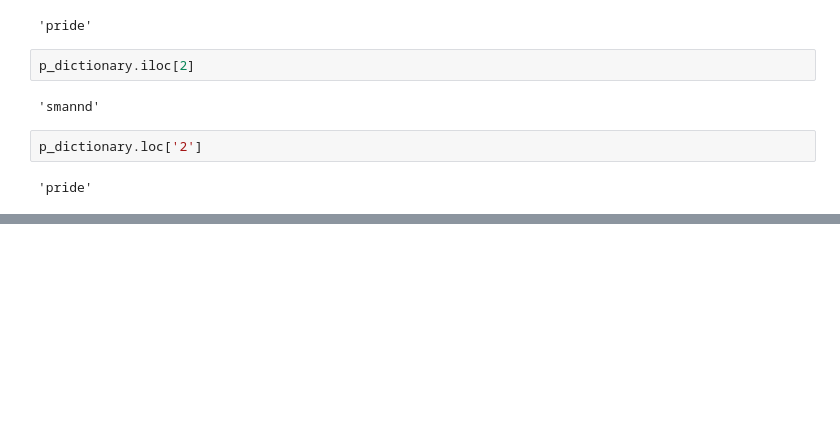
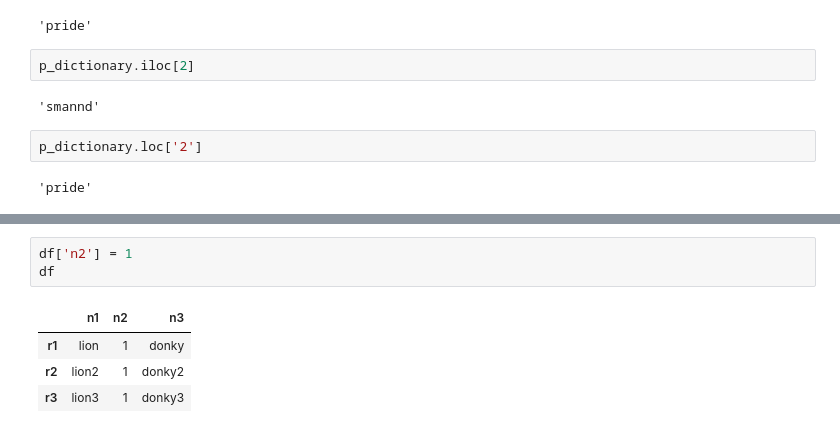
Before and after one commit to Iliya-Askari/Data-Science-Practice, a Jupyter notebook: pandas/pandas-1.ipynb, the cells around one changed output, grey strips where cells are left out. Drawn from its saved outputs; the diff is of its cells as text; blank space fills up the shorter version.

```diff
--- a/pandas/pandas-1.ipynb
+++ b/pandas/pandas-1.ipynb
@@ -108,0 +224,8 @@ p_dictionary.loc['2']
+# %%
+df['n2'] = 1
+df
+# %% [output]
+|  | n1 | n2 | n3 |
+| r1 | lion | 1 | donky |
+| r2 | lion2 | 1 | donky2 |
+| r3 | lion3 | 1 | donky3 |
```
Also changed, not shown: parts of 19 cells of this notebook.
